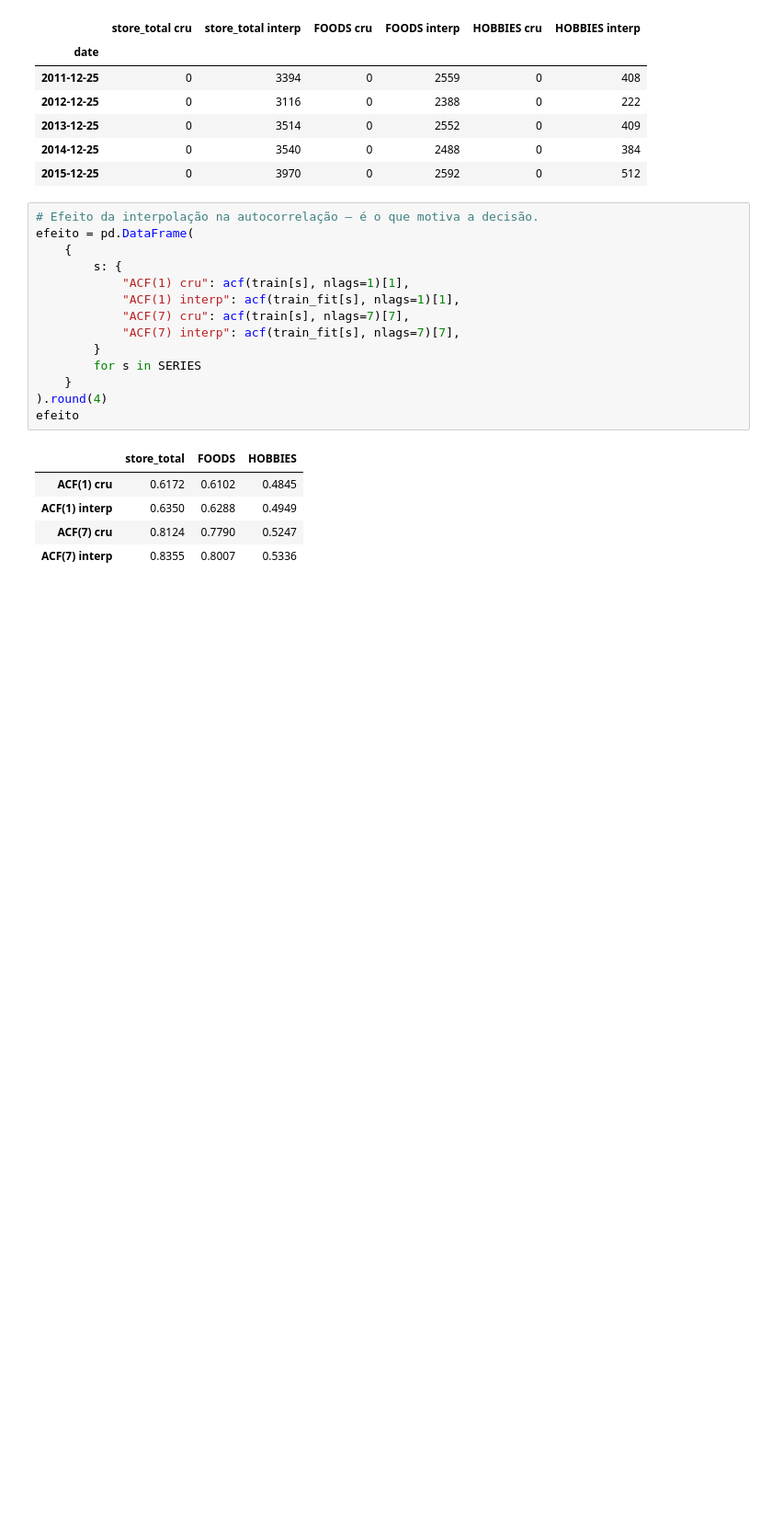
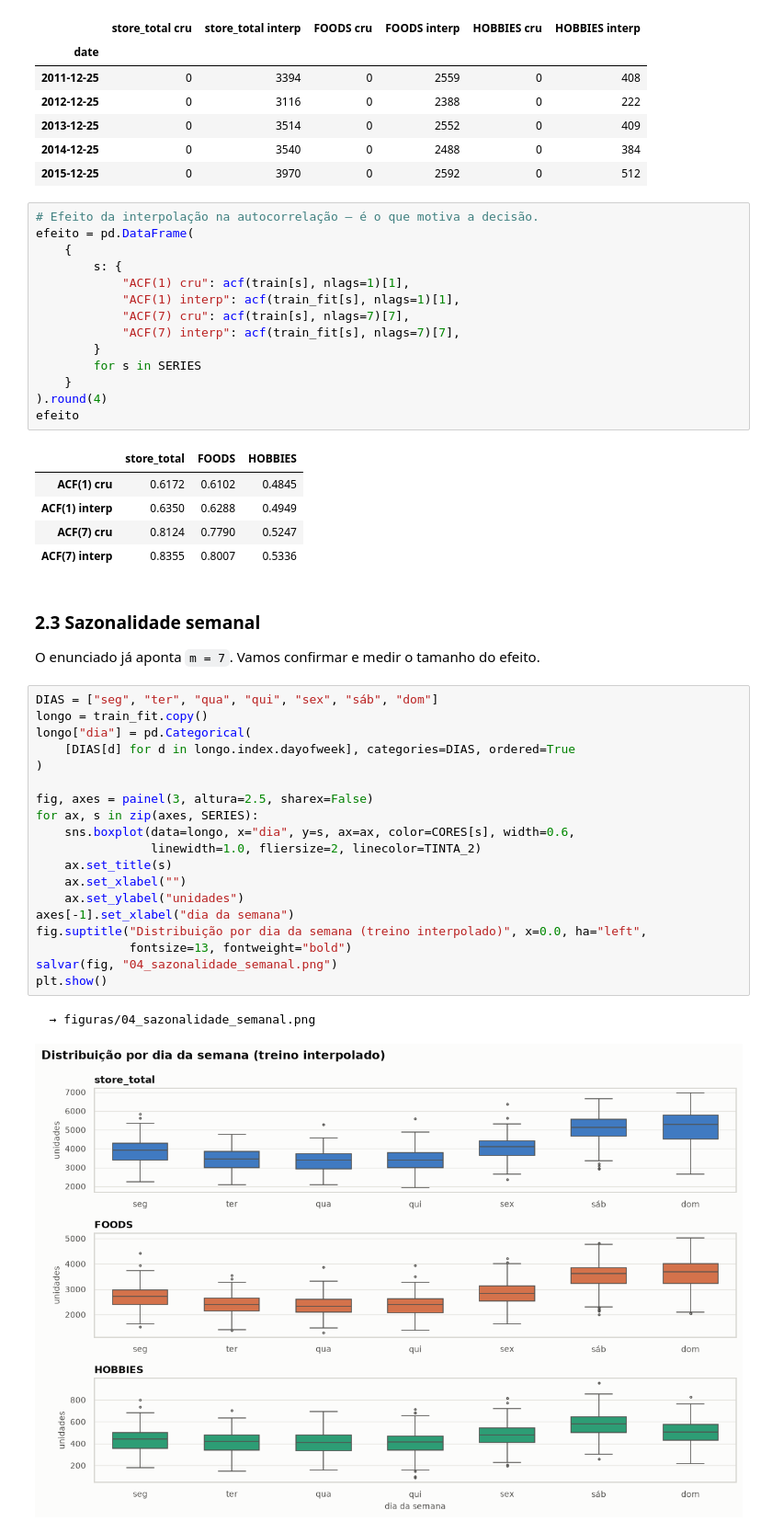
Before and after one commit to Os-Estudiosos/time-series-2026-2, a Jupyter notebook: main.ipynb, the cells around one changed output. Shown at 92% size. Drawn from its saved outputs; the diff is of its cells as text; blank space fills up the shorter version.

```diff
--- a/main.ipynb
+++ b/main.ipynb
@@ -458,3 +458,29 @@ efeito
 | ACF(1) interp | 0.6350 | 0.6288 | 0.4949 |
 | ACF(7) cru | 0.8124 | 0.7790 | 0.5247 |
 | ACF(7) interp | 0.8355 | 0.8007 | 0.5336 |
+# %% [markdown]
+### 2.3 Sazonalidade semanal
+
+O enunciado já aponta `m = 7`. Vamos confirmar e medir o tamanho do efeito.
+# %%
+DIAS = ["seg", "ter", "qua", "qui", "sex", "sáb", "dom"]
+longo = train_fit.copy()
+longo["dia"] = pd.Categorical(
+    [DIAS[d] for d in longo.index.dayofweek], categories=DIAS, ordered=True
+)
+
+fig, axes = painel(3, altura=2.5, sharex=False)
+for ax, s in zip(axes, SERIES):
+    sns.boxplot(data=longo, x="dia", y=s, ax=ax, color=CORES[s], width=0.6,
+                linewidth=1.0, fliersize=2, linecolor=TINTA_2)
+    ax.set_title(s)
+    ax.set_xlabel("")
+    ax.set_ylabel("unidades")
+axes[-1].set_xlabel("dia da semana")
+fig.suptitle("Distribuição por dia da semana (treino interpolado)", x=0.0, ha="left",
+             fontsize=13, fontweight="bold")
+salvar(fig, "04_sazonalidade_semanal.png")
+plt.show()
+# %% [output]
+  → figuras/04_sazonalidade_semanal.png
+[figure, added]
```
Also changed, not shown: parts of 21 cells of this notebook, 6 other files.
